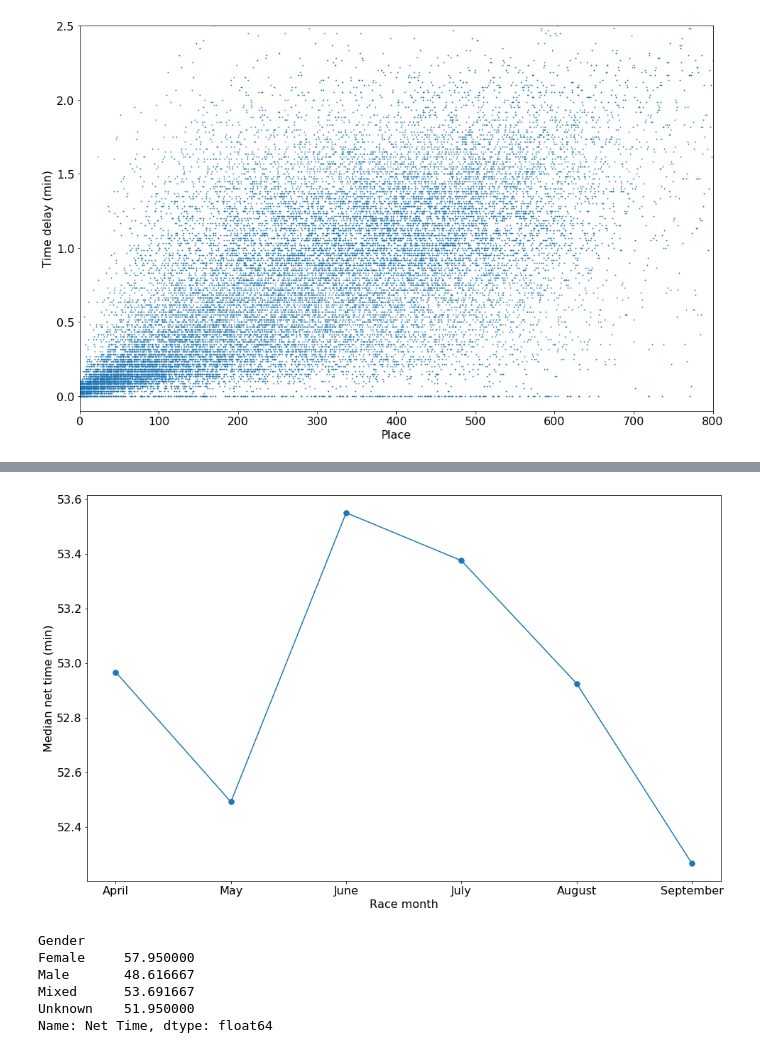
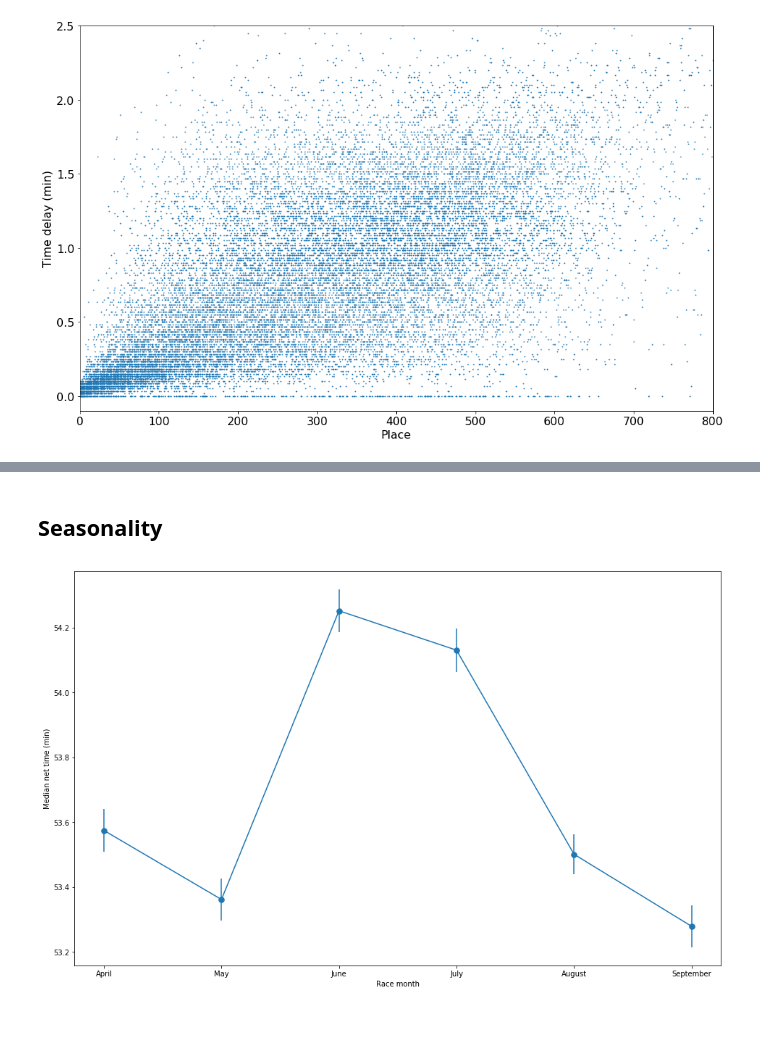
Before and after one commit to CDonnerer/regents-races, a Jupyter notebook: race_analysis.ipynb, the cells around one changed output, grey strips where cells are left out. Drawn from its saved outputs; the diff is of its cells as text; code cells hidden in the pictures; blank space fills up the shorter version.

```diff
--- a/race_analysis.ipynb
+++ b/race_analysis.ipynb
@@ -135,3 +137,21 @@ plt.xlim([0,800])
 plt.savefig('plots/delay_by_place.png')
 # %% [output]
 [figure]
+# %%
+# line of people at 0 delay?
+df2['Start delay'] = df2['Gun Time']-df2['Net Time']
+
+d3 = df2[df2['Start delay'] < 0.01]
+d3 = d3[d3['Place'] > 100]
+
+
+#plt.figure(figsize=(16,10))
+#plt.scatter(d3['Lap 1 Time'],d3['Lap 3 Time']-(d3['Lap 1 Time']-d3['Start delay']),marker='.',s=10)
+#plt.xlim([11, 25])
+#plt.xlim([0, 600])
+#plt.ylim([-10, 10])
+#d3.describe()
+print(d3.Year.value_counts())
+print(d3.Race.value_counts())
+
+#plt.scatter(d3['Place'],d3['Start delay'],marker='.',s=3)
@@ -138,21 +244,17 @@ plt.savefig('plots/delay_by_place.png')
+# %% [markdown]
+## Seasonality
 # %%
 fig, ax = plt.subplots(figsize=(16,10))
 
-a = df2.groupby('Race')['Net Time'].median()
-axes = plt.plot(a.index, a, marker='.',markersize=15)
+n = df2.shape[0]
+a = df2.groupby('Race')['Net Time'].mean()
+b = df2.groupby('Race')['Net Time'].std() / np.sqrt(n)
+
+plt.errorbar(a.index, a, yerr=b, marker='.',markersize=15)
 plt.xlabel('Race month')
 plt.ylabel('Median net time (min)')
 labels = ['','April','May','June','July','August','September']
 ax.set_xticklabels(labels)
 plt.savefig('plots/time_seasonality.png')
 # %% [output]
-[figure, old version]
+[figure, new version]
-# %%
-df2.groupby('Gender')['Net Time'].median()
-# %% [output]
-Gender
-Female     57.950000
-Male       48.616667
-Mixed      53.691667
-Unknown    51.950000
-Name: Net Time, dtype: float64
```
Also changed, not shown: parts of 15 cells of this notebook, 7 other files.
